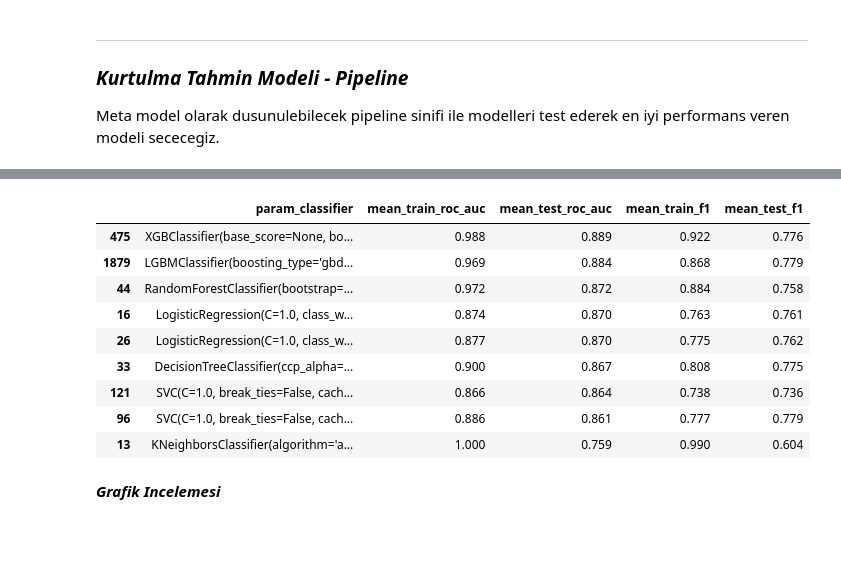
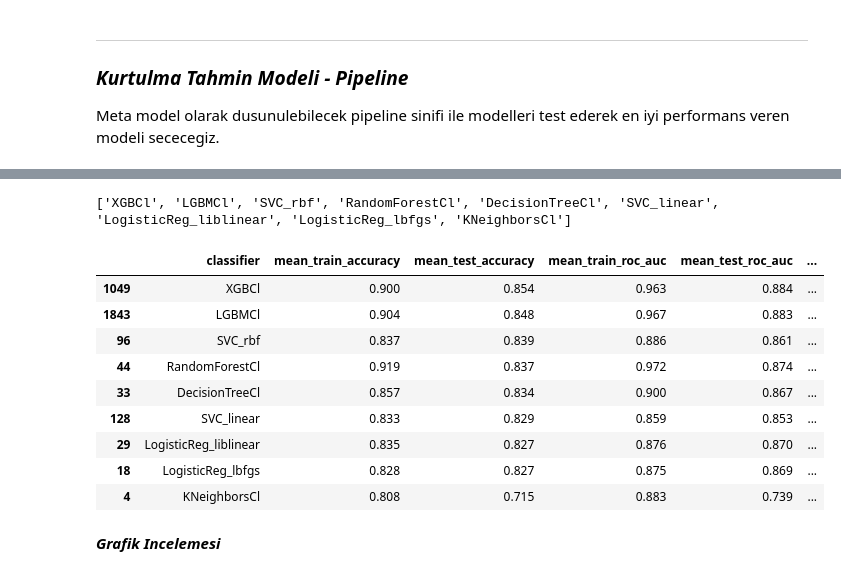
Before and after one commit to ahmetpergamum/datascience, a Jupyter notebook: 10_ml_classification_project/classification_project_titanic.ipynb, the cells around one changed output, grey strips where cells are left out. Saved outputs shown, nothing was run; the diff lists cells and outputs as text; code cells hidden in the pictures; blank space fills up the shorter version.

```diff
--- a/10_ml_classification_project/classification_project_titanic.ipynb
+++ b/10_ml_classification_project/classification_project_titanic.ipynb
@@ -457,8 +457,8 @@ param_grid = [{'classifier': [KNeighborsClassifier()], 'preprocessing': [None],
                'classifier__max_depth': np.arange(3,10)}
              ]
 # gridsearch nesnesi tanimla
-grid_survive = GridSearchCV(estimator=pipe, param_grid=param_grid, scoring=['roc_auc','f1'],
-                            cv=7, n_jobs=-1, return_train_score=True, refit='roc_auc')
+grid_survive = GridSearchCV(estimator=pipe, param_grid=param_grid, scoring=['roc_auc','f1','accuracy'],
+                            cv=7, n_jobs=-1, return_train_score=True, refit='accuracy')
 # modeli egit
 grid_survive.fit(X_train, y_train)
 
@@ -496,7 +496,7 @@ grid_survive_df.head(1)
 # %%
 # sirala
-grid_survive_df = grid_survive_df.sort_values(by='mean_test_roc_auc', ascending=False)
+grid_survive_df = grid_survive_df.sort_values(by='mean_test_accuracy', ascending=False)
 # ilk siradakileri goster
-grid_survive_df.loc[:,['param_classifier','mean_train_roc_auc',
+grid_survive_df.loc[:,['param_classifier','mean_train_accuracy', 'mean_test_accuracy', 'mean_train_roc_auc',
                        'mean_test_roc_auc','mean_train_f1','mean_test_f1']].head(5)
 # %% [output]
@@ -527,15 +538,37 @@ best_of_classifiers
+# %%
+# adlandirma olmali, grafik gosterimi icin
+name_list = []
+for i in best_of_classifiers.index:
+    classifier = best_of_classifiers.loc[i,'param_classifier']
+    name = classifier.__class__.__name__
+    if (name == 'SVC'):
+        name = name + '_' + classifier.kernel
+    elif (name == 'LogisticRegression'):
+        name = name.split('ression')[0]
+        name = name + '_' + classifier.solver
+    else:
+        name = name.split('assifier')[0]
+
+    name_list.append(name)
+
+print(name_list)
+# %% [output]
+['XGBCl', 'LGBMCl', 'SVC_rbf', 'RandomForestCl', 'DecisionTreeCl', 'SVC_linear', 'LogisticReg_liblinear', 'LogisticReg_lbfgs', 'KNeighborsCl']
+# %%
+# adlandirma olmali, grafik gosterimi icin
+best_of_classifiers['classifier'] = name_list
 # %%
 # her bir classifier in skor degerlerini incele
-best_of_classifiers.loc[:,['param_classifier','mean_train_roc_auc',
+best_of_classifiers.loc[:,['classifier','mean_train_accuracy', 'mean_test_accuracy','mean_train_roc_auc',
                        'mean_test_roc_auc','mean_train_f1','mean_test_f1']]
 # %% [output]
-|  | param_classifier | mean_train_roc_auc | mean_test_roc_auc | mean_train_f1 | mean_test_f1 |
-| 475 | XGBClassifier(base_score=None, bo... | 0.988 | 0.889 | 0.922 | 0.776 |
-| 1879 | LGBMClassifier(boosting_type='gbd... | 0.969 | 0.884 | 0.868 | 0.779 |
-| 44 | RandomForestClassifier(bootstrap=... | 0.972 | 0.872 | 0.884 | 0.758 |
-| 16 | LogisticRegression(C=1.0, class_w... | 0.874 | 0.870 | 0.763 | 0.761 |
-| 26 | LogisticRegression(C=1.0, class_w... | 0.877 | 0.870 | 0.775 | 0.762 |
-| 33 | DecisionTreeClassifier(ccp_alpha=... | 0.900 | 0.867 | 0.808 | 0.775 |
-| 121 | SVC(C=1.0, break_ties=False, cach... | 0.866 | 0.864 | 0.738 | 0.736 |
-| 96 | SVC(C=1.0, break_ties=False, cach... | 0.886 | 0.861 | 0.777 | 0.779 |
-| 13 | KNeighborsClassifier(algorithm='a... | 1.000 | 0.759 | 0.990 | 0.604 |
+|  | classifier | mean_train_accuracy | mean_test_accuracy | mean_train_roc_auc | mean_test_roc_auc | ... |
+| 1049 | XGBCl | 0.900 | 0.854 | 0.963 | 0.884 | ... |
+| 1843 | LGBMCl | 0.904 | 0.848 | 0.967 | 0.883 | ... |
+| 96 | SVC_rbf | 0.837 | 0.839 | 0.886 | 0.861 | ... |
+| 44 | RandomForestCl | 0.919 | 0.837 | 0.972 | 0.874 | ... |
+| 33 | DecisionTreeCl | 0.857 | 0.834 | 0.900 | 0.867 | ... |
+| 128 | SVC_linear | 0.833 | 0.829 | 0.859 | 0.853 | ... |
+| 29 | LogisticReg_liblinear | 0.835 | 0.827 | 0.876 | 0.870 | ... |
+| 18 | LogisticReg_lbfgs | 0.828 | 0.827 | 0.875 | 0.869 | ... |
+| 4 | KNeighborsCl | 0.808 | 0.715 | 0.883 | 0.739 | ... |
```
Also changed, not shown: parts of 11 cells of this notebook.
